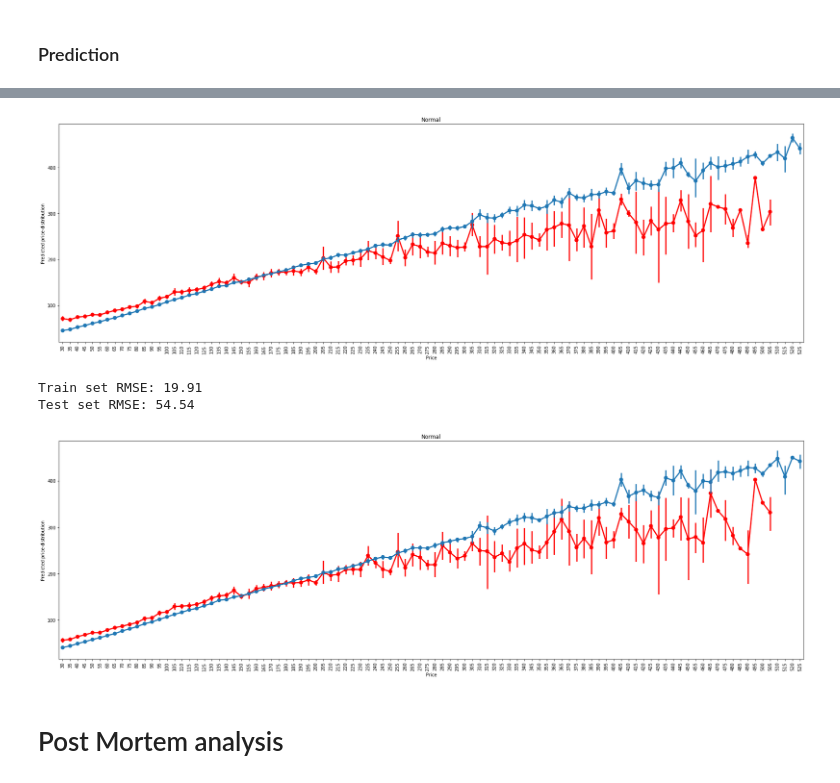
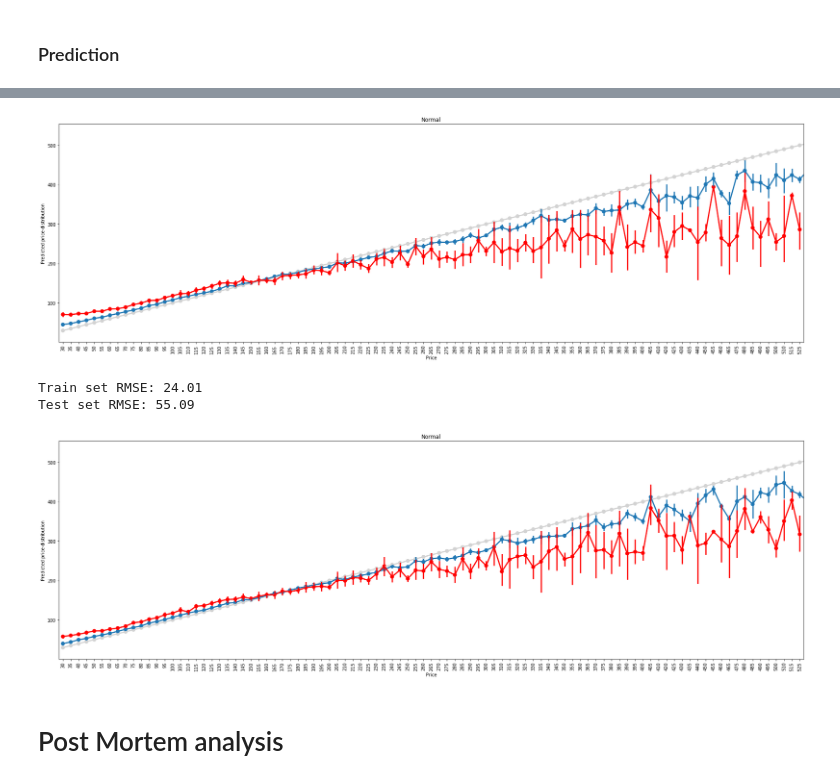
Before and after one commit to principal-miners/listings, a Jupyter notebook: ssh/Modeling_old.ipynb, the cells around one changed output, grey strips where cells are left out. Drawn from its saved outputs; the diff is of its cells as text; code cells hidden in the pictures.

```diff
--- a/ssh/Modeling_old.ipynb
+++ b/ssh/Modeling_old.ipynb
@@ -126,6 +106,6 @@ For the sake of ease, what if we round the prices to the nearest multiple of 5?
 base = 5
 def roundto(row):
     return int(base * round(float(row)/base))
-listings_filtered["price"] = listings_filtered["price"].apply(roundto)
+listings["price"] = listings["price"].apply(roundto)
 # %%
 f, ax = plt.subplots(1,1,figsize=(30,9))
@@ -145,9 +125,9 @@ plt.axvline(x=median_idx, linestyle="-.")
 ## Preprocessing
 # %%
 ycol = ["price"]
-xcol = [i for i in listings_filtered.columns if i not in ycol]
-x = listings_filtered[xcol].values
-y = listings_filtered[ycol].values
+xcol = [i for i in listings.columns if i not in ycol]
+x = listings[xcol].values
+y = listings[ycol].values
 # %% [markdown]
 ### 1. Standardisation
 # %%
@@ -195,16 +175,17 @@ Test set RMSE: 57.23
 # %%
 f, ax = plt.subplots(1,1, figsize=(30, 9))
+g = sns.pointplot(x=np.unique(y_train), y=np.unique(y_train), color="lightgrey", ax=ax, linestyle="--")
+g = sns.pointplot(x=y_train.ravel(), y=y_pred_train.ravel(), ax=ax)
 g = sns.pointplot(x=y_test.ravel(), y=y_pred_test.ravel(), ax=ax, color="red")
-g = sns.pointplot(x=y_train.ravel(), y=y_pred_train.ravel(), ax=ax)
 
 t = g.set_xlabel("Price")
 t = g.set_ylabel("Predicted price distribution")
 t = g.set_xticklabels(g.get_xticklabels(), rotation=90)
 t = g.set_title("Normal")
 # %% [output]
-[figure, old version]
+[figure, new version]
 # %%
-rfr = RandomForestRegressor(criterion='mse', n_estimators=100, max_features=None, random_state=42)
+rfr = RandomForestRegressor()
 rfr.fit(X=x_train, y=y_train)
 y_pred_train = rfr.predict(X=x_train)
 y_pred_test = rfr.predict(X=x_test)
@@ -218,19 +199,20 @@ rmse_test = mse_test**(1/2)
 print("Train set RMSE: {:.2f}".format(rmse_train))
 print("Test set RMSE: {:.2f}".format(rmse_test))
 # %% [output]
-Train set RMSE: 19.91
-Test set RMSE: 54.54
+Train set RMSE: 24.01
+Test set RMSE: 55.09
 # %%
 f, ax = plt.subplots(1,1, figsize=(30, 9))
+g = sns.pointplot(x=np.unique(y_train), y=np.unique(y_train), color="lightgrey", ax=ax, linestyle="--")
+g = sns.pointplot(x=y_train.ravel(), y=y_pred_train.ravel(), ax=ax)
 g = sns.pointplot(x=y_test.ravel(), y=y_pred_test.ravel(), ax=ax, color="red")
-g = sns.pointplot(x=y_train.ravel(), y=y_pred_train.ravel(), ax=ax)
 
 t = g.set_xlabel("Price")
 t = g.set_ylabel("Predicted price distribution")
 t = g.set_xticklabels(g.get_xticklabels(), rotation=90)
 t = g.set_title("Normal")
 # %% [output]
-[figure, old version]
+[figure, new version]
 # %% [markdown]
 # Post Mortem analysis
 # %% [markdown]
```
Also changed, not shown: parts of 16 cells of this notebook.
